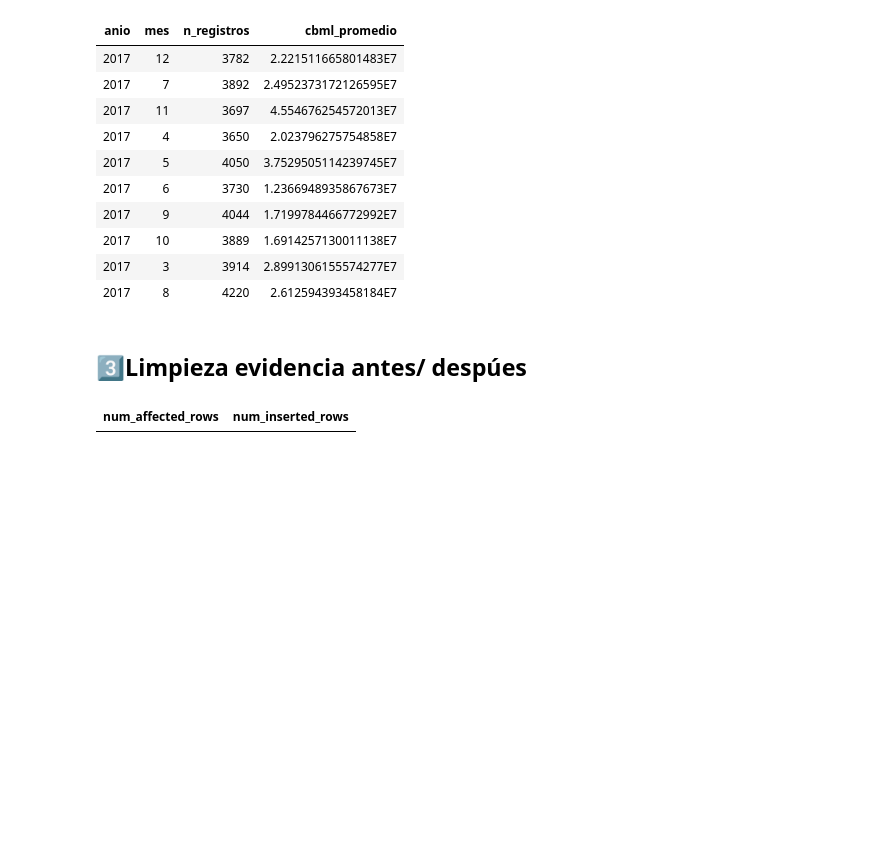
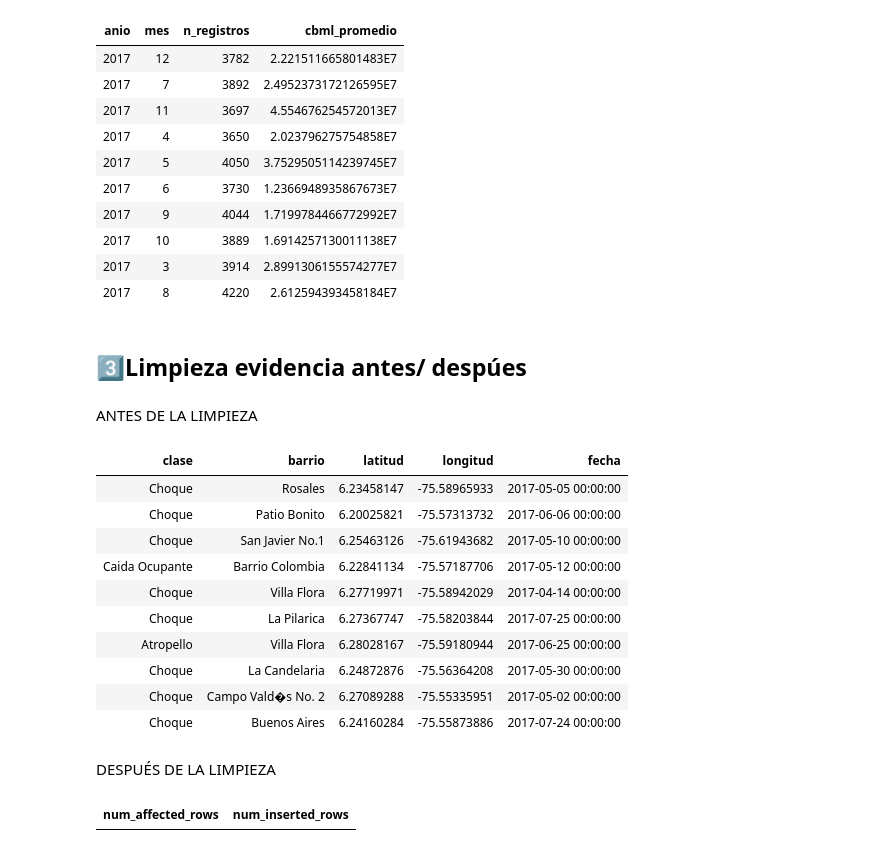
Before and after one commit to KateLopez05/Actividad_2, a Jupyter notebook: Actividad_3/LopezKaterin_MezaBayron_Actividad_3.ipynb, the cells around one changed output. Drawn from its saved outputs; the diff is of its cells as text; code cells hidden in the pictures; blank space fills up the shorter version.

```diff
--- a/Actividad_3/LopezKaterin_MezaBayron_Actividad_3.ipynb
+++ b/Actividad_3/LopezKaterin_MezaBayron_Actividad_3.ipynb
@@ -46,6 +46,27 @@ SELECT * FROM resumen_mensual LIMIT 10;
 | 2017 | 8 | 4220 | 2.612594393458184E7 |
 # %% [markdown]
 ## 3️⃣Limpieza evidencia antes/ despúes
+# %% [markdown]
+ANTES DE LA LIMPIEZA
+# %%
+%sql
+SELECT clase, barrio, latitud, longitud, fecha
+FROM catalog_movilidad.schema_transito.tabla_incidente
+LIMIT 10;
+# %% [output]
+| clase | barrio | latitud | longitud | fecha |
+| Choque | Rosales | 6.23458147 | -75.58965933 | 2017-05-05 00:00:00 |
+| Choque | Patio Bonito | 6.20025821 | -75.57313732 | 2017-06-06 00:00:00 |
+| Choque | San Javier No.1 | 6.25463126 | -75.61943682 | 2017-05-10 00:00:00 |
+| Caida Ocupante | Barrio Colombia | 6.22841134 | -75.57187706 | 2017-05-12 00:00:00 |
+| Choque | Villa Flora | 6.27719971 | -75.58942029 | 2017-04-14 00:00:00 |
+| Choque | La Pilarica | 6.27367747 | -75.58203844 | 2017-07-25 00:00:00 |
+| Atropello | Villa Flora | 6.28028167 | -75.59180944 | 2017-06-25 00:00:00 |
+| Choque | La Candelaria | 6.24872876 | -75.56364208 | 2017-05-30 00:00:00 |
+| Choque | Campo Vald�s No. 2 | 6.27089288 | -75.55335951 | 2017-05-02 00:00:00 |
+| Choque | Buenos Aires | 6.24160284 | -75.55873886 | 2017-07-24 00:00:00 |
+# %% [markdown]
+DESPUÉS DE LA LIMPIEZA
 # %%
 %sql
 CREATE OR REPLACE TABLE incidentes_limpios AS
```
Also changed, not shown: parts of 1 cell of this notebook.
